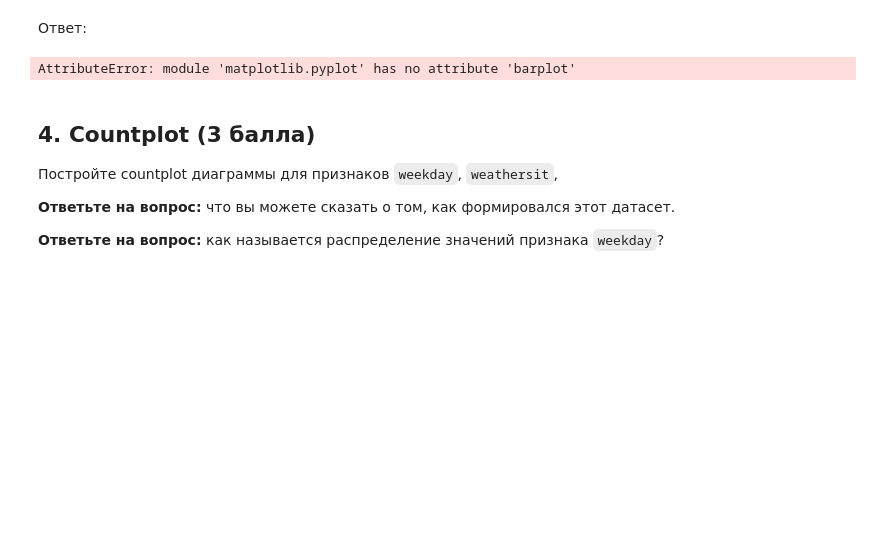
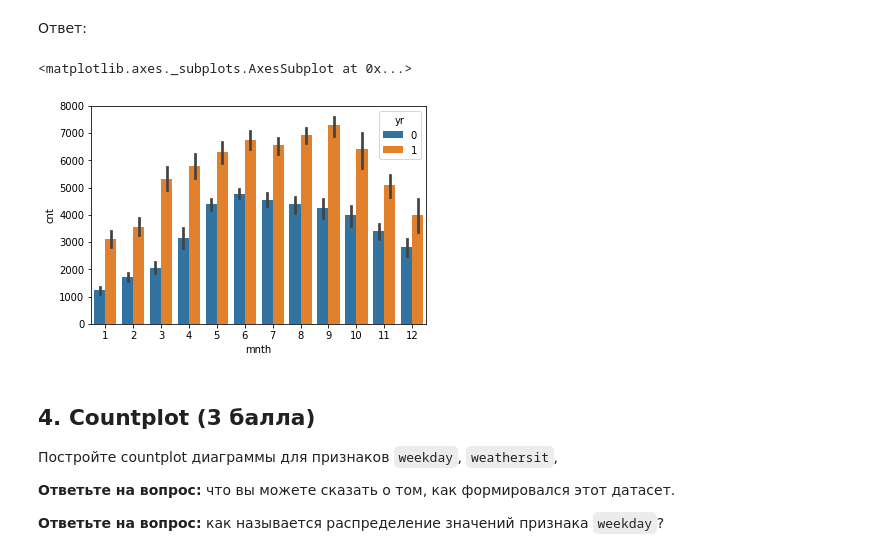
Before and after one commit to KaratsevN/ML-course-by-7-bits, a Jupyter notebook: week3/homework/week03_homework_03-01-visualisation-homework.ipynb, the cells around one changed output. Cells and saved outputs as stored; diff of their text form; code cells hidden in the pictures; blank space fills up the shorter version.

```diff
--- a/week3/homework/week03_homework_03-01-visualisation-homework.ipynb
+++ b/week3/homework/week03_homework_03-01-visualisation-homework.ipynb
@@ -88,7 +88,7 @@ plt.show()
 # %% [markdown]
 Загрузите с помощью pandas файл `bikes_rent.csv.gz` и выведите первые 5 строк. Ознакомьтесь с данными с помощью функций describe и info.
 # %%
-df = pd.read_csv('/home/main/git/ML-course-by-7-bits/week3/homework/data/bikes_rent.csv.gz', compression='gzip')
+df = pd.read_csv('data/bikes_rent.csv.gz', compression='gzip')
 
 df.head(5)
 # %% [output]
@@ -168,12 +168,14 @@ sns.heatmap(corr, cmap=plt.cm.Blues)
 # %%
 #df_copy = df.groupby('yr')['cnt']
 #df_copy1 = df[df['yr'] == 0]
 #df_copy2 = df[df['yr'] == 1]
 #plt.barplot(x = 'mnth', height = 'cnt', data = df_copy)
-groupby([mnth, yr], [cnt])
-plt.barplot(x = 'mnth', height = 'cnt', data = df_copy2)
+#df_copy = df.groupby(['yr','mnth'])['cnt'].mean()
+#df_copy.head(30)
+sns.barplot(hue = 'yr', x = 'mnth',y = 'cnt', data = df)
 # %% [output]
-AttributeError: module 'matplotlib.pyplot' has no attribute 'barplot'
+<matplotlib.axes._subplots.AxesSubplot at 0x...>
+[figure, added]
 # %% [markdown]
 ## 4. Countplot (3 балла)
 
```
Also changed, not shown: parts of 10 cells of this notebook, 2 other files.
